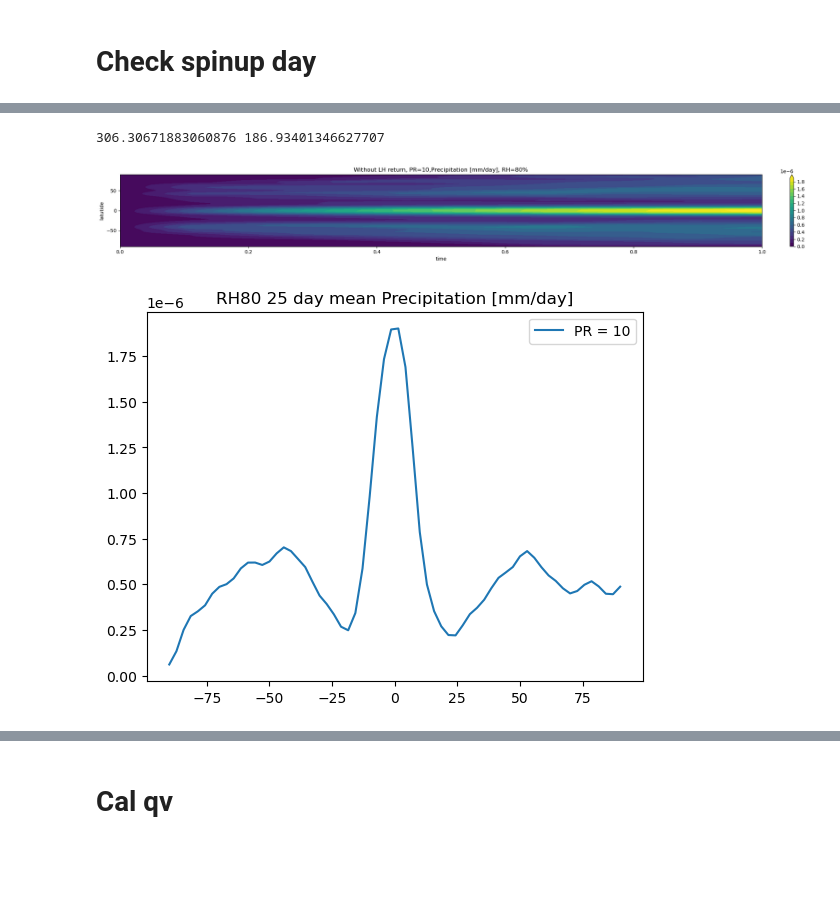
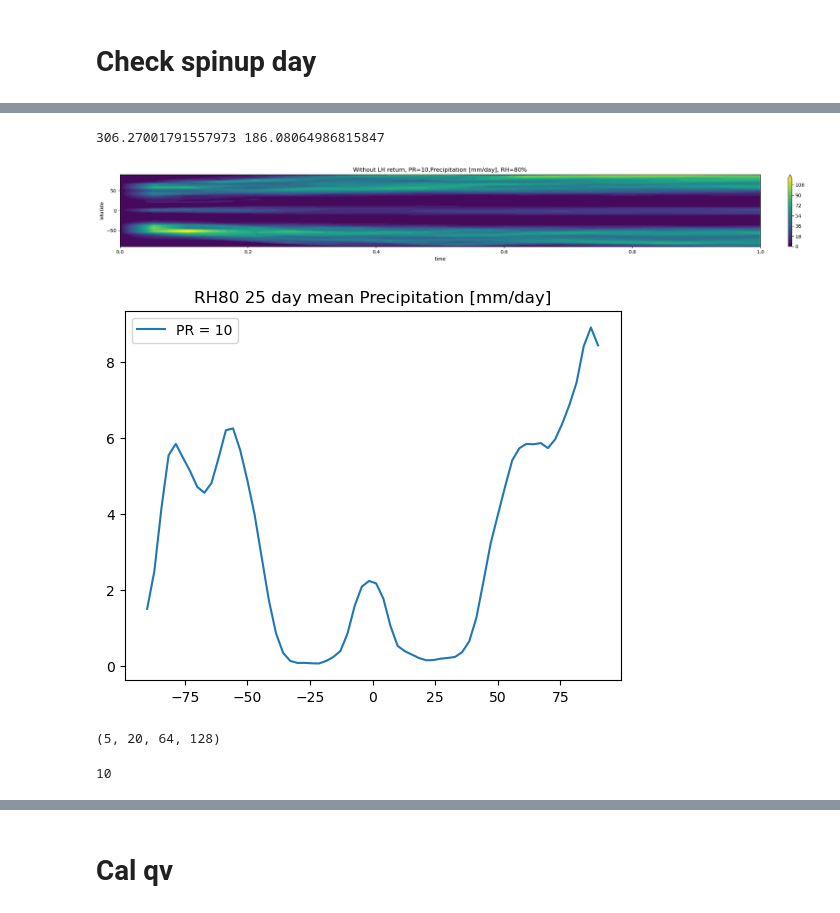
Before and after one commit to kuiper2000/Moist_dycore, a Jupyter notebook: IdealizeSpetral.jl/exp/HSt42/check_spinupday.ipynb, the cells around one changed output, grey strips where cells are left out. Cells and saved outputs as stored; diff of their text form; code cells hidden in the pictures; blank space fills up the shorter version.

```diff
--- a/IdealizeSpetral.jl/exp/HSt42/check_spinupday.ipynb
+++ b/IdealizeSpetral.jl/exp/HSt42/check_spinupday.ipynb
@@ -131,8 +135,8 @@ class Dycore:
 
         return np.nanmean(self.factor3, axis=(1,3))
 # %%
-file = "test_all.dat"
-time = np.linspace(0,1,10)
+file = "test_final.dat"
+time = np.linspace(0,1,20)
 y    = np.linspace(-90,90,64)
 
 yy, tt = np.meshgrid(y,time)
@@ -153,7 +157,7 @@ for pr in range(10,20,10):
 
     # CS = plt.contourf(tt, yy, get_KE,levels=21, extend="both")
 
-    CS = plt.contourf(tt, yy, Prec[:,:] * int(pr),levels=21, extend="max")
+    CS = plt.contourf(tt, yy, Prec[:,:]*86400 ,levels=21, extend="max")
 
     # CS = plt.contourf(tt, yy, t_mean, levels=21, extend="both")
 
@@ -169,35 +173,43 @@ for pr in range(10,20,10):
     a += 1
     ### test
 
 plt.tight_layout()
 # plt.savefig("Without LH return precipitation.png", dpi=300., bbox_inches='tight')
 plt.show()
 ###############################################################################
 ### cooridate
 x  = np.linspace(-180,180,128)
 y  = np.linspace(-90,90,64)
 xd = np.deg2rad(x)
 yd = np.deg2rad(y)
 
 # WARNING: cos(-90) would be zero, doing this preventing it from divide by zero.
 cy     = np.cos(yd)
 cy[0]  = np.nan
 cy[-1] = np.nan
 
 plt.figure(dpi=100.)
 plt.title("RH80 25 day mean Precipitation [mm/day]")
 
 for pr in range(10,20,10):
     # file  = f"1600day_HS_front_RH50_PR{pr}_PRRELAX86400_with_w_all.dat"# f"HS_front_RH50_PR10_PRRELAX86400_with_w_all.dat" # ./outputs/withprecip/
     # file = f"PR{pr}_200day_test_ice_all.dat"
     # file = "300day_RH80_PR10_test_vertical_advection_revised_all.dat"
     dycore = Dycore(file)
     Prec   = dycore.cal_pre()
-    Prec_mean  = np.nanmean(Prec[8:,:], axis=0)
-    plt.plot(y, Prec_mean * int(pr), label=f"PR = {pr}")
+    Prec_mean  = np.nanmean(Prec[10:20,:]*86400, axis=0)
+    plt.plot(y, Prec_mean * 0.1 , label=f"PR = {pr}")
 plt.legend()
 plt.show()
 # %% [output]
-306.30671883060876 186.93401346627707
+306.27001791557973 186.08064986815847
-[figure, old version]
+[figure, new version]
-[figure, old version]
+[figure, new version]
+# %%
+np.shape(qv_diff)
+# %% [output]
+(5, 20, 64, 128)
+# %%
+int(pr)
+# %% [output]
+10
```
Also changed, not shown: parts of 5 cells of this notebook, 2 other files.
